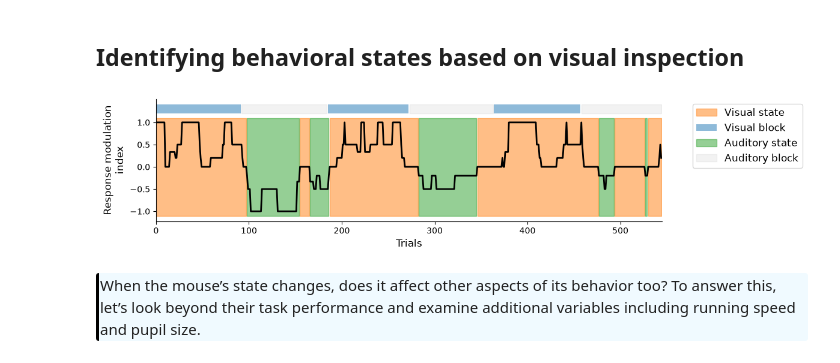
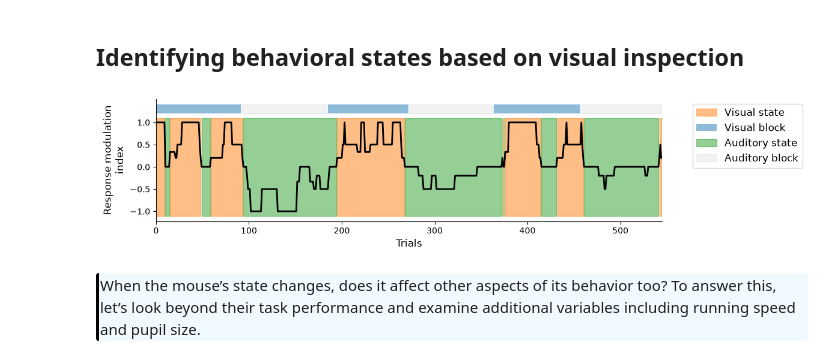
Before and after one commit to AllenSWDB/SWDB_2026_Behavioral_States, a Jupyter notebook: code/Workshop1.ipynb, the cells around one changed output. Drawn from its saved outputs; the diff is of its cells as text; code cells hidden in the pictures.

```diff
--- a/code/Workshop1.ipynb
+++ b/code/Workshop1.ipynb
@@ -280,29 +264,29 @@ The mouse modulates its responses according to the current context block, indica
 # %%
 # response rate thresholds for each modality
 response_threshold = 0
-behavioral_state = trials["response_modulation_index"] >= response_threshold
+behavioral_state = trials["response_modulation_index"] > response_threshold
 
 fig, ax = plt.subplots(figsize = (12, 2.8))
 ax.plot( trials["response_modulation_index"], color = 'k',  lw = 2)
 
 ax.fill_between(behavioral_state.index, -1.1, 1.1, where=behavioral_state == 1, alpha=0.5, color = 'tab:orange', label = 'Visual state')
 ax.fill_between(vis_block.index, 1.2, 1.4, where=vis_block == 1, alpha=0.5, label = 'Visual block')
 
 ax.fill_between(behavioral_state.index, -1.1, 1.1, where=behavioral_state == 0, alpha=0.5, color = 'tab:green', label = 'Auditory state')
 ax.fill_between(vis_block.index, 1.2, 1.4, where=vis_block == 0, alpha=0.2, label = 'Auditory block', color = 'silver')
 
 
 # formatting
 ax.spines["top"].set_visible(False)
 ax.spines["right"].set_visible(False)
 ax.set_xlim(0, len(trials))
 ax.set_yticks(np.arange(-1, 1.1, 0.5))
 ax.set_xlabel('Trials', fontsize = 12)
 ax.set_ylabel('Response modulation\nindex', fontsize = 12)
 ax.legend(bbox_to_anchor=(1.05, 1), fontsize = 12)
 plt.tight_layout()
 # %% [output]
-[figure, old version]
+[figure, new version]
 # %% [markdown]
 <div style="border-left: 3px solid #000; border-radius: 3px; padding: 1px; padding-left: 10px; background: #F0FAFF; ">
 When the mouse’s state changes, does it affect other aspects of its behavior too? To answer this, let’s look beyond their task performance and examine additional variables including running speed and pupil size.
```
Also changed, not shown: parts of 5 cells of this notebook, 4 other files.
